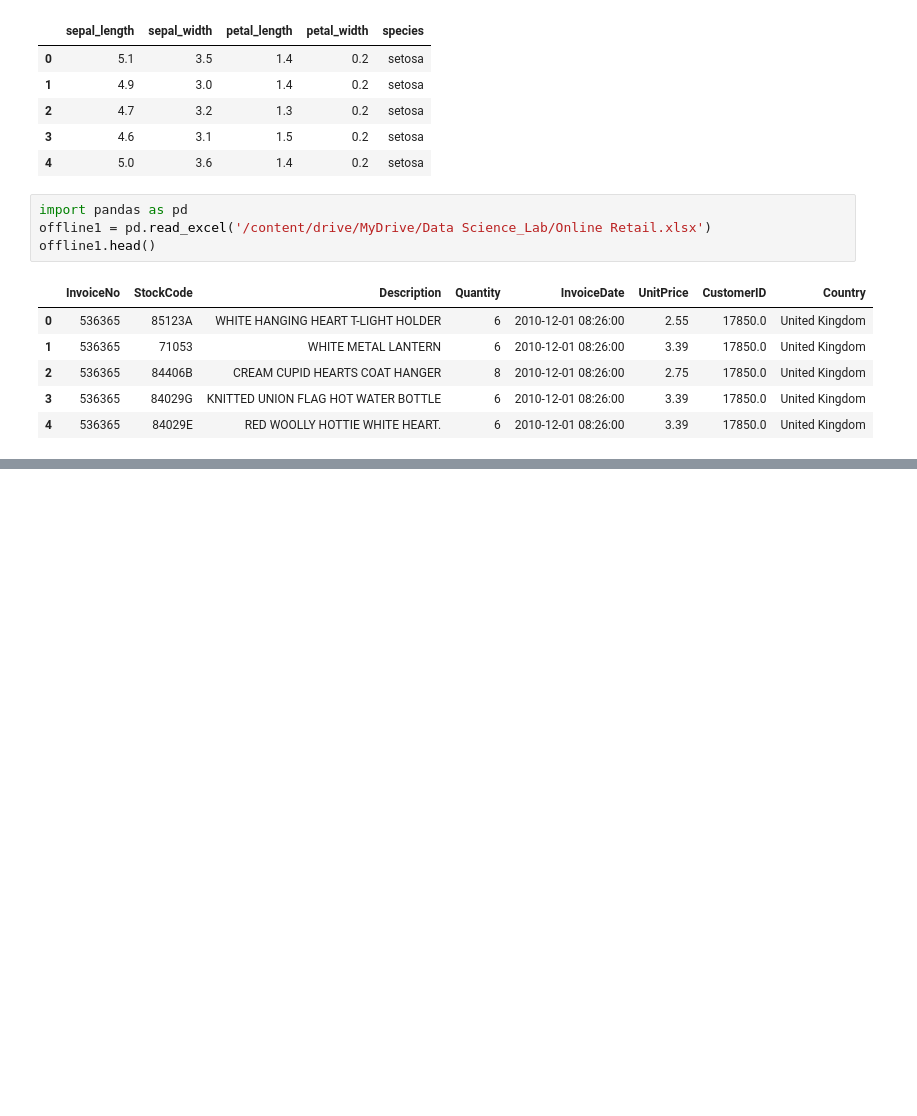
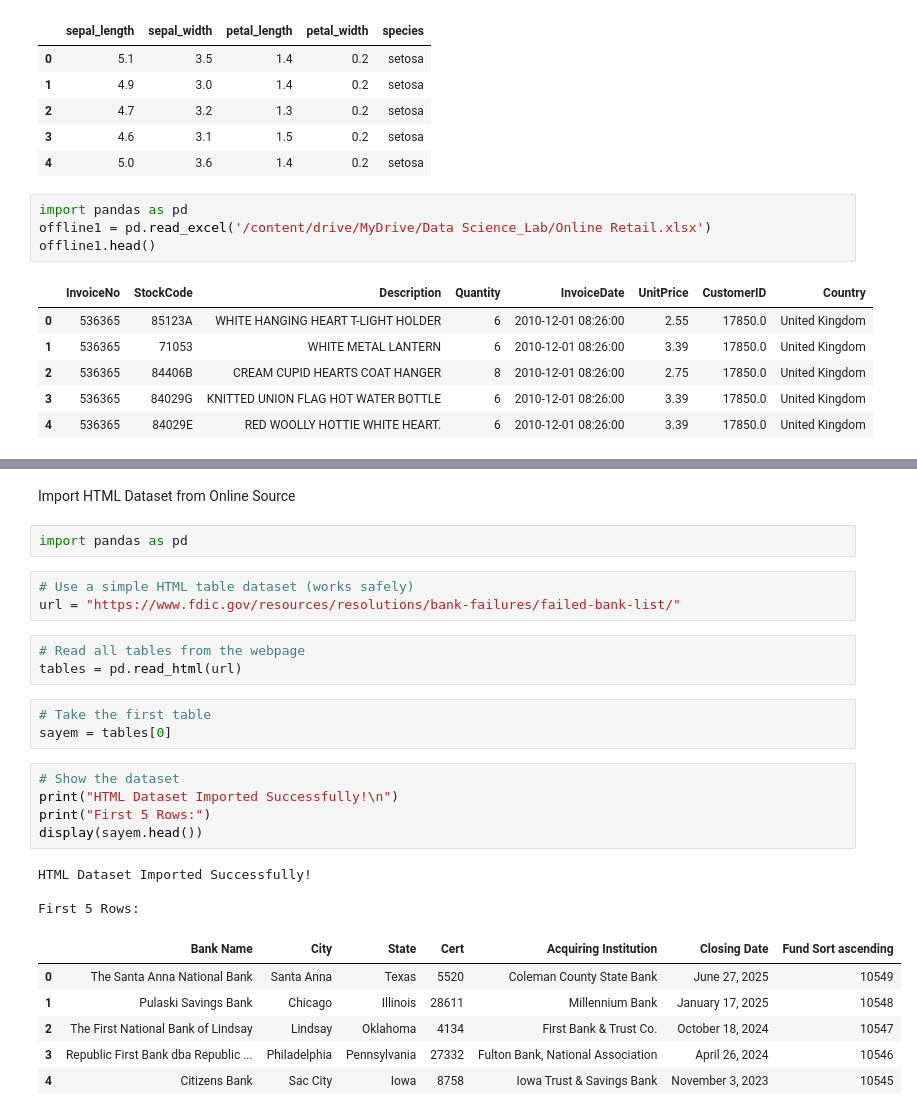
Before and after one commit to ASAbuSayem/Data-Science-Lab, a Jupyter notebook: Data_Science_Lab_E1.ipynb, the cells around one changed output, grey strips where cells are left out. Saved outputs shown, nothing was run; the diff lists cells and outputs as text; blank space fills up the shorter version.

```diff
--- a/Data_Science_Lab_E1.ipynb
+++ b/Data_Science_Lab_E1.ipynb
@@ -52,0 +73,28 @@ offline1.head()
+# %% [markdown]
+Import HTML Dataset from Online Source
+# %%
+import pandas as pd
+# %%
+# Use a simple HTML table dataset (works safely)
+url = "https://www.fdic.gov/resources/resolutions/bank-failures/failed-bank-list/"
+# %%
+# Read all tables from the webpage
+tables = pd.read_html(url)
+# %%
+# Take the first table
+sayem = tables[0]
+# %%
+# Show the dataset
+print("HTML Dataset Imported Successfully!\n")
+print("First 5 Rows:")
+display(sayem.head())
+# %% [output]
+HTML Dataset Imported Successfully!
+
+First 5 Rows:
+|  | Bank Name | City | State | Cert | Acquiring Institution | Closing Date | Fund Sort ascending |
+| 0 | The Santa Anna National Bank | Santa Anna | Texas | 5520 | Coleman County State Bank | June 27, 2025 | 10549 |
+| 1 | Pulaski Savings Bank | Chicago | Illinois | 28611 | Millennium Bank | January 17, 2025 | 10548 |
+| 2 | The First National Bank of Lindsay | Lindsay | Oklahoma | 4134 | First Bank & Trust Co. | October 18, 2024 | 10547 |
+| 3 | Republic First Bank dba Republic ... | Philadelphia | Pennsylvania | 27332 | Fulton Bank, National Association | April 26, 2024 | 10546 |
+| 4 | Citizens Bank | Sac City | Iowa | 8758 | Iowa Trust & Savings Bank | November 3, 2023 | 10545 |
```
Also changed, not shown: parts of 4 cells of this notebook.
